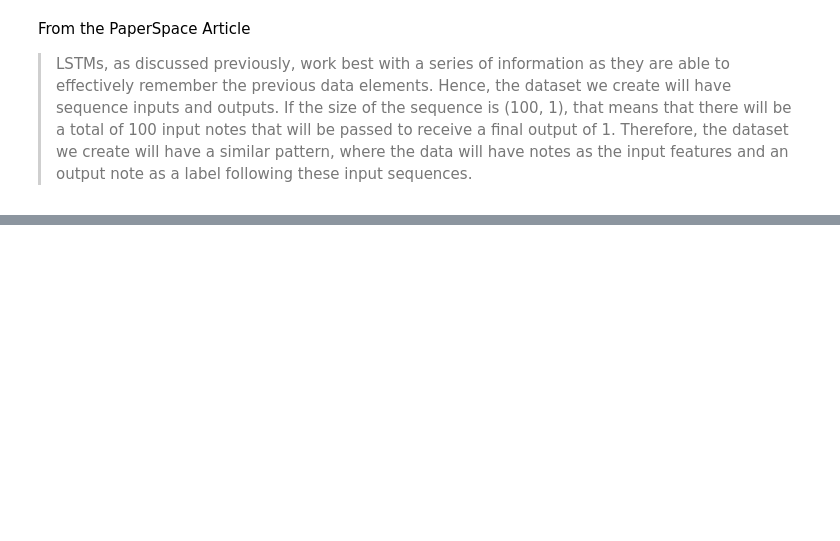
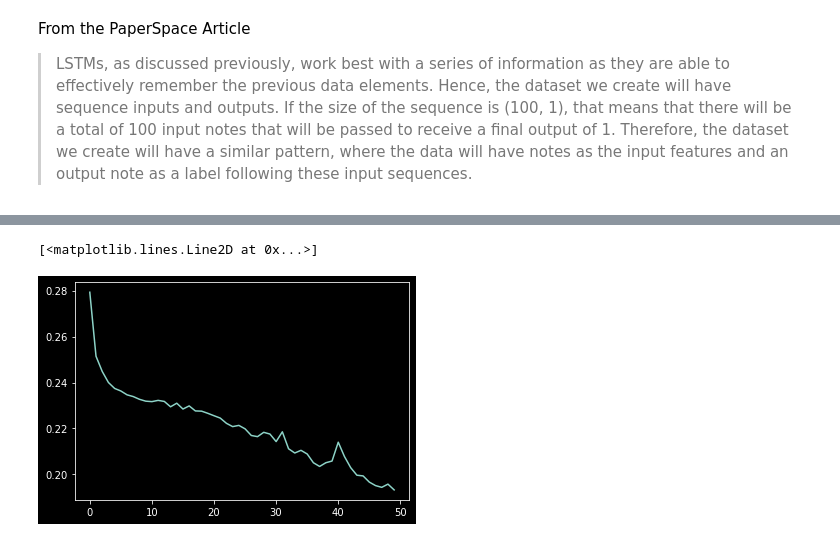
Before and after one commit to Barry0121/AudioVisualizer, a Jupyter notebook: dev/MusicGenearationLSTM/MusicLSTM.ipynb, the cells around one changed output, grey strips where cells are left out. Drawn from its saved outputs; the diff is of its cells as text; code cells hidden in the pictures; blank space fills up the shorter version.

Commit message:
Update complete notebook
The MusicLSTM notebook contains the full workflow for training and generating music with simple LSTM network

```diff
--- a/dev/MusicGenearationLSTM/MusicLSTM.ipynb
+++ b/dev/MusicGenearationLSTM/MusicLSTM.ipynb
@@ -240,0 +301,24 @@ seq_ds = create_sequences(notes_ds, seq_length, vocab_size)
+# %%
+# Custom Model with LSTM
+input_shape = (seq_length, 3)
+learning_rate = 0.005
+
+# define input/output shape, and data flow
+inputs = Input(input_shape)
+x = LSTM(128)(inputs)
+outputs = {'pitch': Dense(128, name='pitch')(x),
+            'step': Dense(1, name='step')(x),
+            'duration': Dense(1, name='duration')(x),
+            }
+
+# construct the model with loss, optimizer
+model = Model(inputs, outputs)
+loss = {'pitch': SparseCategoricalCrossentropy(from_logits=True),
+        'step': mse_with_positive_pressure,  # apply our custom loss function
+        'duration': mse_with_positive_pressure,
+        }
+optimizer = Adam(learning_rate=learning_rate)
+
+# compile model
+model.compile(loss=loss, optimizer=optimizer)
+model.summary()
@@ -240,0 +345,18 @@ seq_ds = create_sequences(notes_ds, seq_length, vocab_size)
+# %%
+# Define callbacks - checkpoints + early stopping
+
+callbacks = [tf.keras.callbacks.ModelCheckpoint(filepath='./training_checkpoints/ckpt_{epoch}', save_weights_only=True), # save training results and weights
+             tf.keras.callbacks.EarlyStopping(monitor='loss', patience=5,  # early stopping when validation loss increase for 5 times
+                                              verbose=1, restore_best_weights=True),]
+# %%
+# Compiling and fitting the model
+
+model.compile(loss = loss,
+              loss_weights = {'pitch': 0.05, 'step': 1.0, 'duration':1.0,},
+              optimizer = optimizer)
+
+epochs = 50
+
+history = model.fit(train_ds,
+                    epochs=epochs,
+                    callbacks=callbacks,)
@@ -240,0 +385,6 @@ seq_ds = create_sequences(notes_ds, seq_length, vocab_size)
+# %%
+# evaluate the result through plot
+plt.plot(history.history['loss'])
+# %% [output]
+[<matplotlib.lines.Line2D at 0x...>]
+[figure, added]
```
Also changed, not shown: parts of 16 cells of this notebook, 3 other files.
